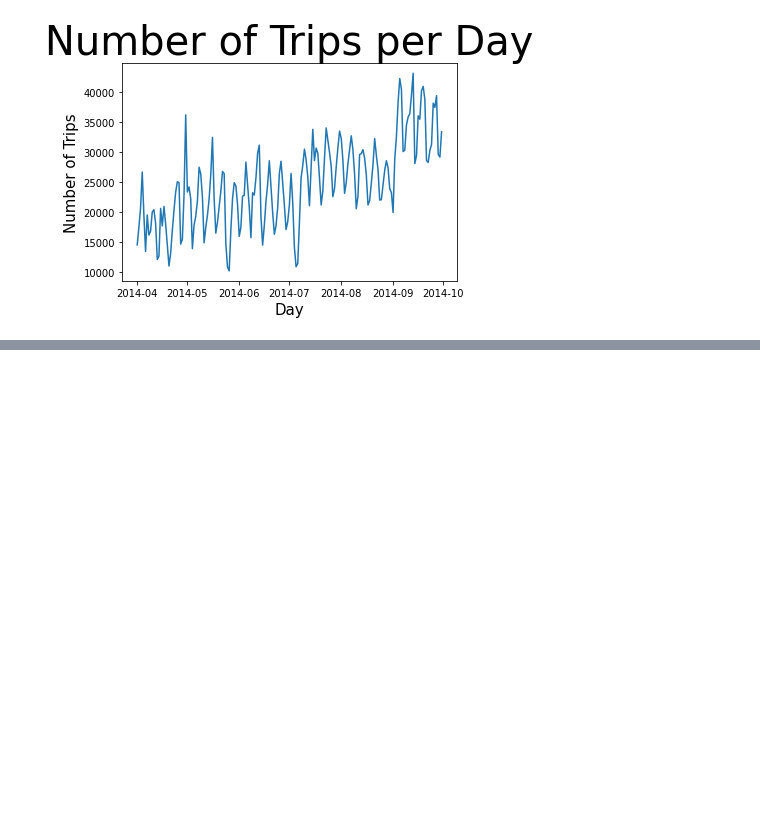
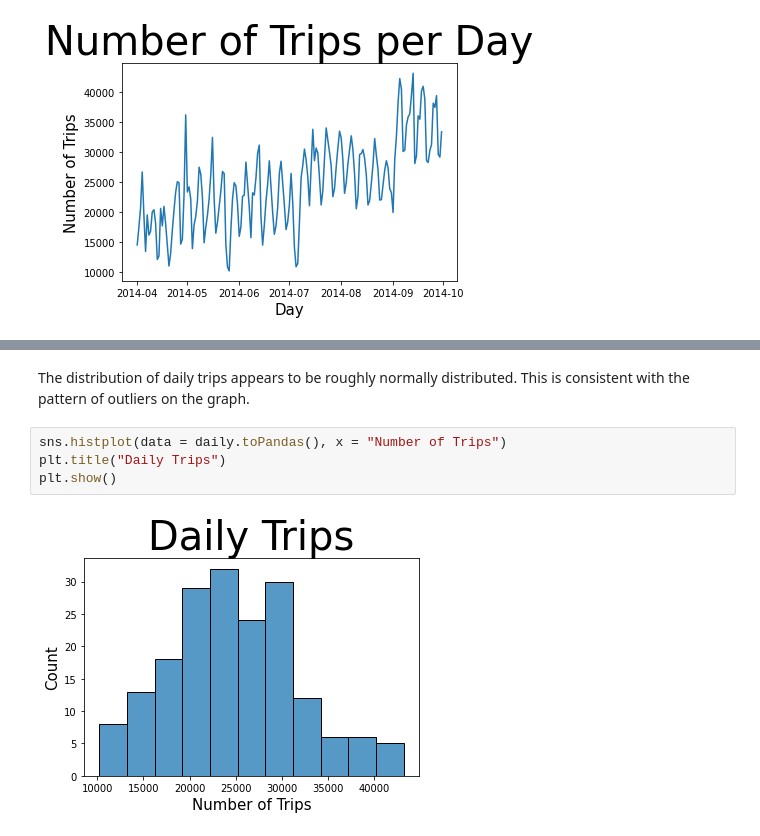
Before and after one commit to milevavantuyl/Movement_NYC, a Jupyter notebook: Melanie Time Series Analysis/Time Series Analysis of All Uber Data.ipynb, the cells around one changed output, grey strips where cells are left out. Cells and saved outputs as stored; diff of their text form; blank space fills up the shorter version.

```diff
--- a/Melanie Time Series Analysis/Time Series Analysis of All Uber Data.ipynb
+++ b/Melanie Time Series Analysis/Time Series Analysis of All Uber Data.ipynb
@@ -209,0 +297,8 @@ plt.show()
+# %% [markdown]
+The distribution of daily trips appears to be roughly normally distributed. This is consistent with the pattern of outliers on the graph.
+# %%
+sns.histplot(data = daily.toPandas(), x = "Number of Trips")
+plt.title("Daily Trips")
+plt.show()
+# %% [output]
+[figure, added]
```
Also changed, not shown: parts of 17 cells of this notebook, 3 other files.
